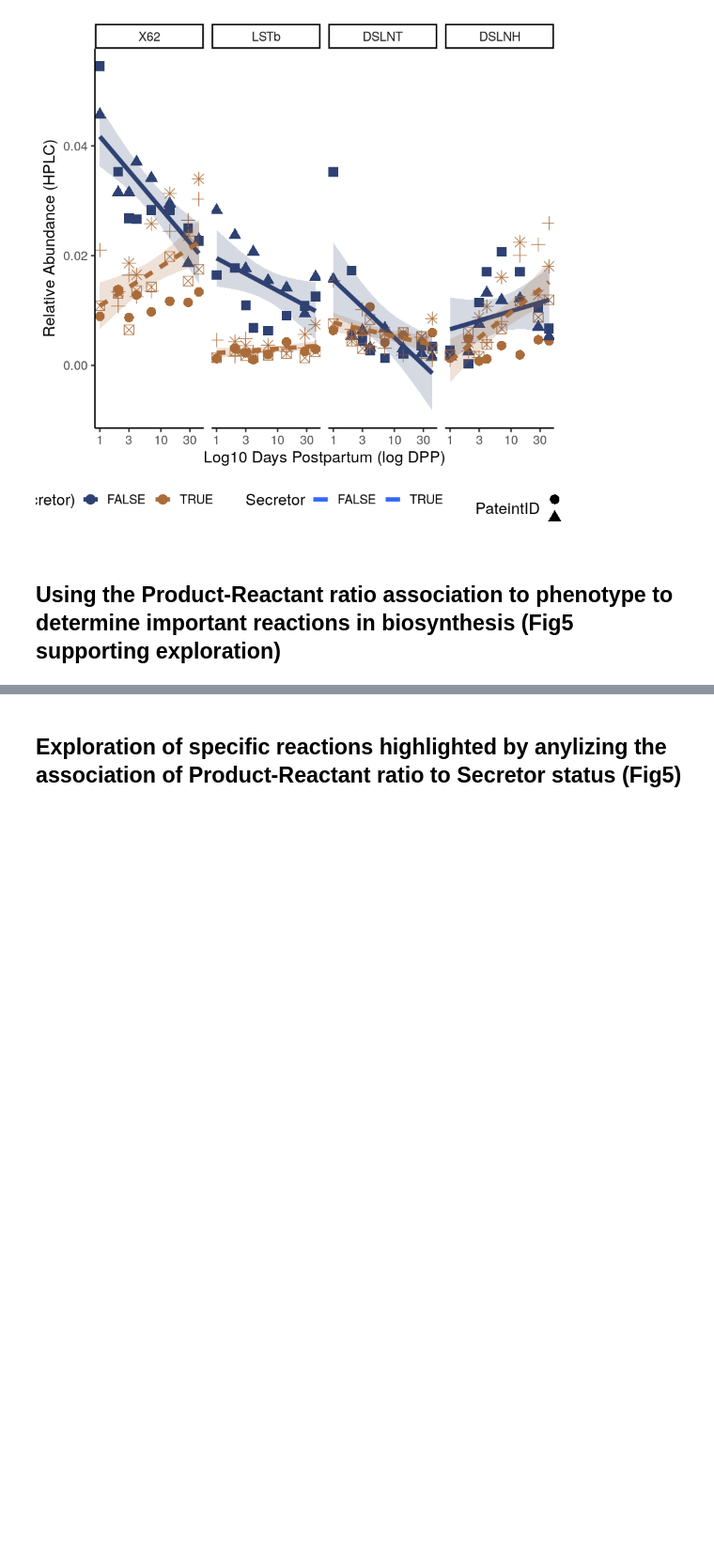
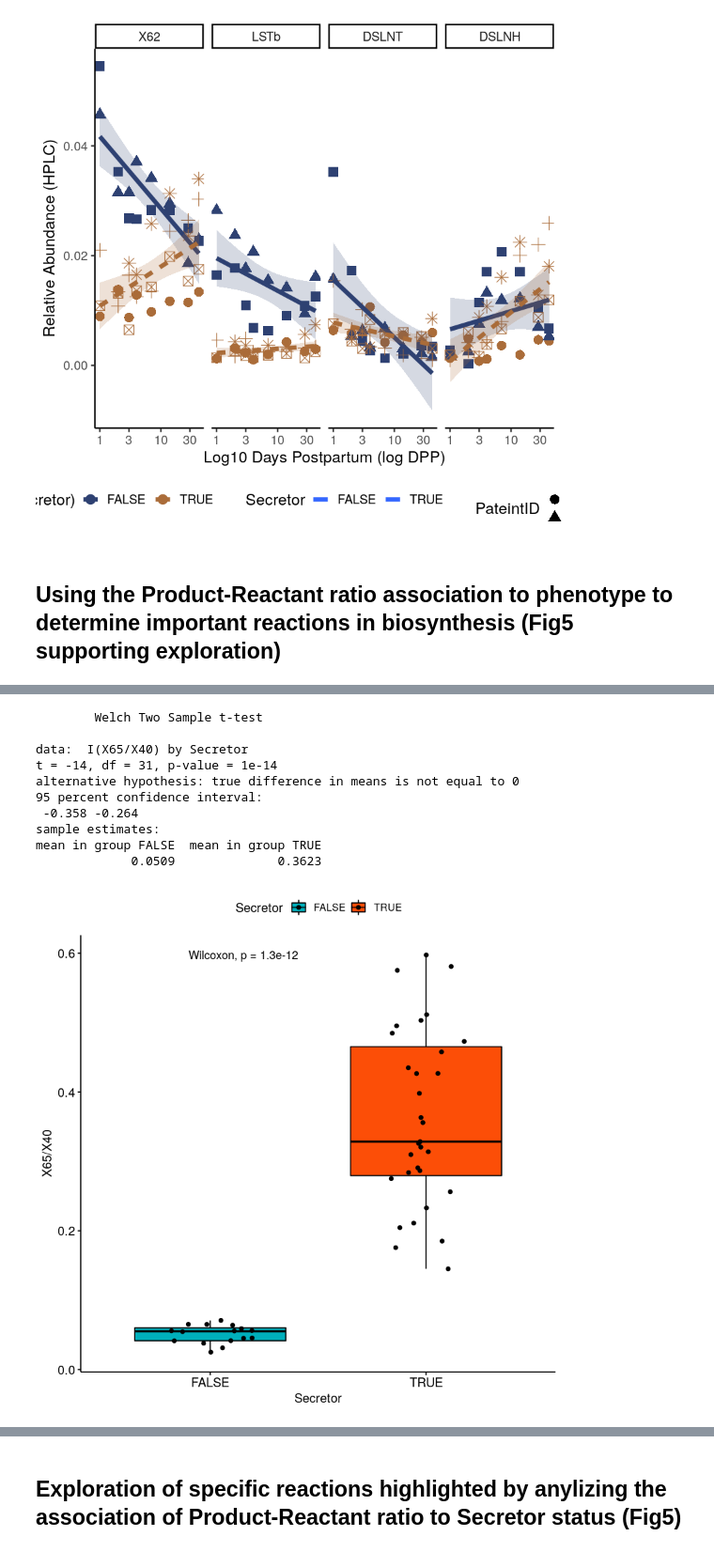
Before and after one commit to LewisLabUCSD/GlyCompare, a Jupyter notebook: example_notebook/Fig4_Fig5_hmo_stats.ipynb, the cells around one changed output, grey strips where cells are left out. Shown at 94% size. Drawn from its saved outputs; the diff is of its cells as text; code cells hidden in the pictures; blank space fills up the shorter version.

Commit message:
inc p-value reporting

```diff
--- a/example_notebook/Fig4_Fig5_hmo_stats.ipynb
+++ b/example_notebook/Fig4_Fig5_hmo_stats.ipynb
@@ -528 +589,22 @@ Warning message:
+# %%
+#ggplot(data$smallest_motif_abundance_dropped_more,aes(x=X40,y=X65,color=Secretor))+geom_point()
+
+#ggplot(data$smallest_motif_abundance_dropped_more,aes(y=X65/X40,x=Secretor))+geom_point()+geom_boxplot()
+
+ggboxplot(data$smallest_motif_abundance_dropped_more,x='Secretor',y='X65/X40',
+                fill = "Secretor", palette =c("#00AFBB",'#FC4E07'), #, "#E7B800"),
+                add = "jitter")+stat_compare_means()
+t.test(I(X65/X40)~Secretor,data=data$smallest_motif_abundance_dropped_more)
+# %% [output]
+        Welch Two Sample t-test
+
+data:  I(X65/X40) by Secretor
+t = -14, df = 31, p-value = 1e-14
+alternative hypothesis: true difference in means is not equal to 0
+95 percent confidence interval:
+ -0.358 -0.264
+sample estimates:
+mean in group FALSE  mean in group TRUE
+             0.0509              0.3623
+[figure, added]
 # %%
```
Also changed, not shown: parts of 4 cells of this notebook.
